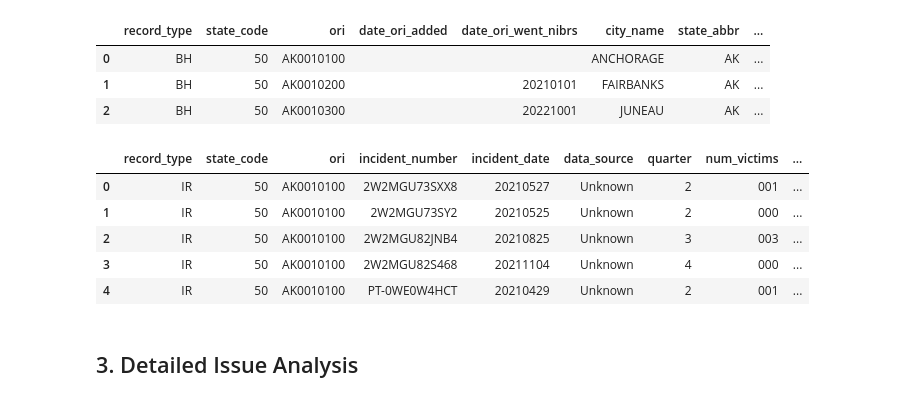
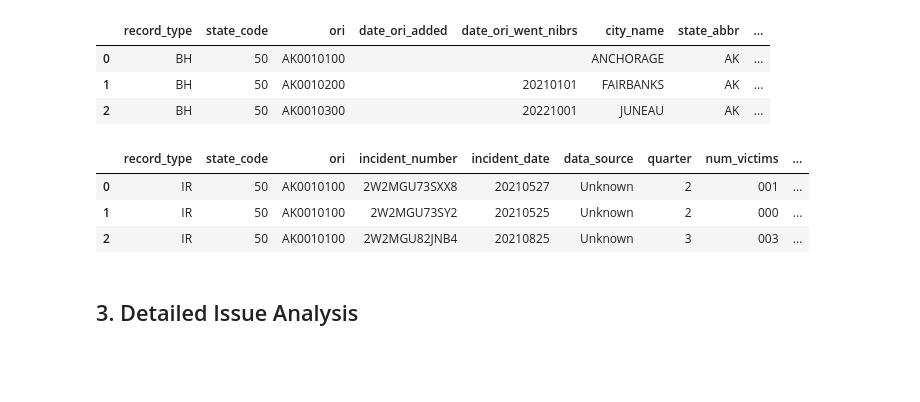
Before and after one commit to yamik1ra/DPnV_Group5_DSEB, a Jupyter notebook: notebooks/raw_data_diagnosis.ipynb, the cells around one changed output. Saved outputs shown, nothing was run; the diff lists cells and outputs as text; code cells hidden in the pictures; blank space fills up the shorter version.

```diff
--- a/notebooks/raw_data_diagnosis.ipynb
+++ b/notebooks/raw_data_diagnosis.ipynb
@@ -101,14 +101,12 @@ bh_decoded.head(3)
 | 1 | BH | 50 | AK0010200 |  | 20210101 | FAIRBANKS | AK | ... |
 | 2 | BH | 50 | AK0010300 |  | 20221001 | JUNEAU | AK | ... |
 # %%
-ir_decoded.head(5)
+ir_decoded.head(3)
 # %% [output]
 |  | record_type | state_code | ori | incident_number | incident_date | data_source | quarter | num_victims | ... |
 | 0 | IR | 50 | AK0010100 | 2W2MGU73SXX8 | 20210527 | Unknown | 2 | 001 | ... |
 | 1 | IR | 50 | AK0010100 | 2W2MGU73SY2 | 20210525 | Unknown | 2 | 000 | ... |
 | 2 | IR | 50 | AK0010100 | 2W2MGU82JNB4 | 20210825 | Unknown | 3 | 003 | ... |
-| 3 | IR | 50 | AK0010100 | 2W2MGU82S468 | 20211104 | Unknown | 4 | 000 | ... |
-| 4 | IR | 50 | AK0010100 | PT-0WE0W4HCT | 20210429 | Unknown | 2 | 001 | ... |
 # %%
 print("="*80)
 print("DATA OVERVIEW")
```
Also changed, not shown: 2 other files.
